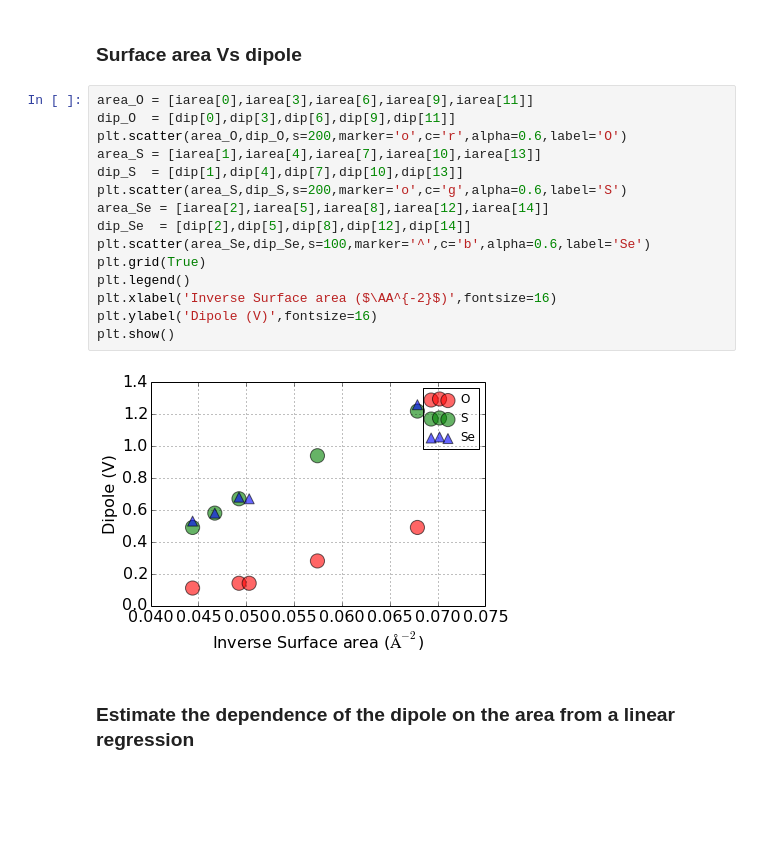
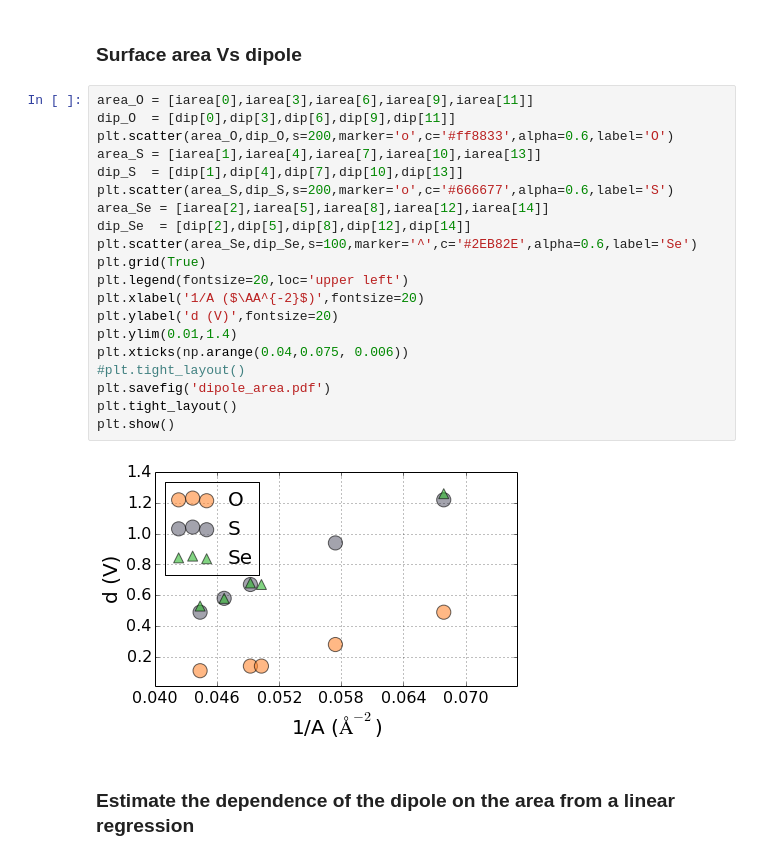
Before and after one commit to keeeto/fitting, a Jupyter notebook: Untitled.ipynb, the cells around one changed output. Drawn from its saved outputs; the diff is of its cells as text; blank space fills up the shorter version.

```diff
--- a/Untitled.ipynb
+++ b/Untitled.ipynb
@@ -110,20 +115,25 @@ Average dependence on area intercept:  2.45572012702
 # %%
 area_O = [iarea[0],iarea[3],iarea[6],iarea[9],iarea[11]]
 dip_O  = [dip[0],dip[3],dip[6],dip[9],dip[11]]
-plt.scatter(area_O,dip_O,s=200,marker='o',c='r',alpha=0.6,label='O')
+plt.scatter(area_O,dip_O,s=200,marker='o',c='#ff8833',alpha=0.6,label='O')
 area_S = [iarea[1],iarea[4],iarea[7],iarea[10],iarea[13]]
 dip_S  = [dip[1],dip[4],dip[7],dip[10],dip[13]]
-plt.scatter(area_S,dip_S,s=200,marker='o',c='g',alpha=0.6,label='S')
+plt.scatter(area_S,dip_S,s=200,marker='o',c='#666677',alpha=0.6,label='S')
 area_Se = [iarea[2],iarea[5],iarea[8],iarea[12],iarea[14]]
 dip_Se  = [dip[2],dip[5],dip[8],dip[12],dip[14]]
-plt.scatter(area_Se,dip_Se,s=100,marker='^',c='b',alpha=0.6,label='Se')
+plt.scatter(area_Se,dip_Se,s=100,marker='^',c='#2EB82E',alpha=0.6,label='Se')
 plt.grid(True)
-plt.legend()
-plt.xlabel('Inverse Surface area ($\AA^{-2}$)',fontsize=16)
-plt.ylabel('Dipole (V)',fontsize=16)
+plt.legend(fontsize=20,loc='upper left')
+plt.xlabel('1/A ($\AA^{-2}$)',fontsize=20)
+plt.ylabel('d (V)',fontsize=20)
+plt.ylim(0.01,1.4)
+plt.xticks(np.arange(0.04,0.075, 0.006))
+#plt.tight_layout()
+plt.savefig('dipole_area.pdf')
+plt.tight_layout()
 plt.show()
 # %% [output]
-[figure, old version]
+[figure, new version]
 # %% [markdown]
 ### Estimate the dependence of the dipole on the area from a linear regression
 # %%
```
Also changed, not shown: parts of 13 cells of this notebook, 18 other files.
